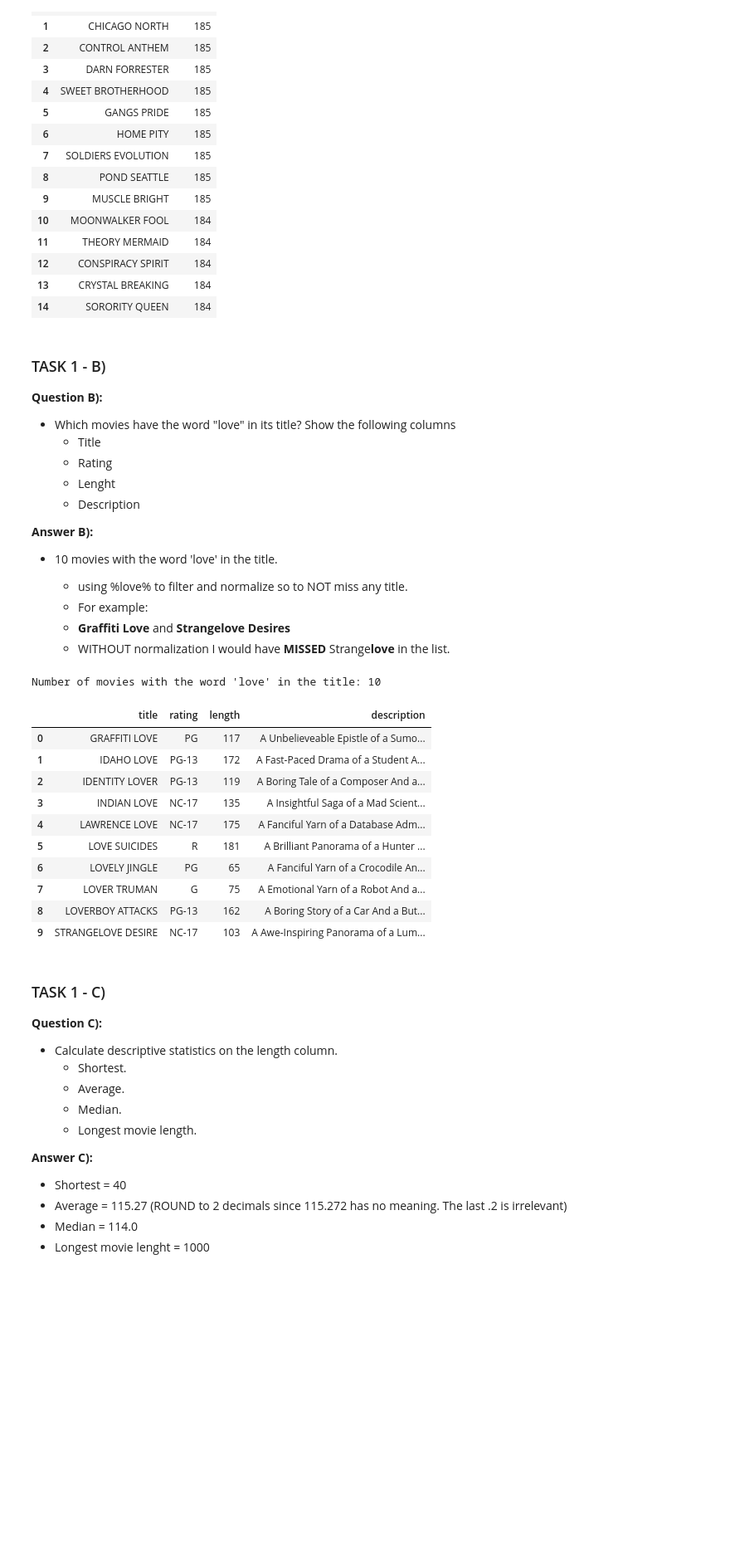
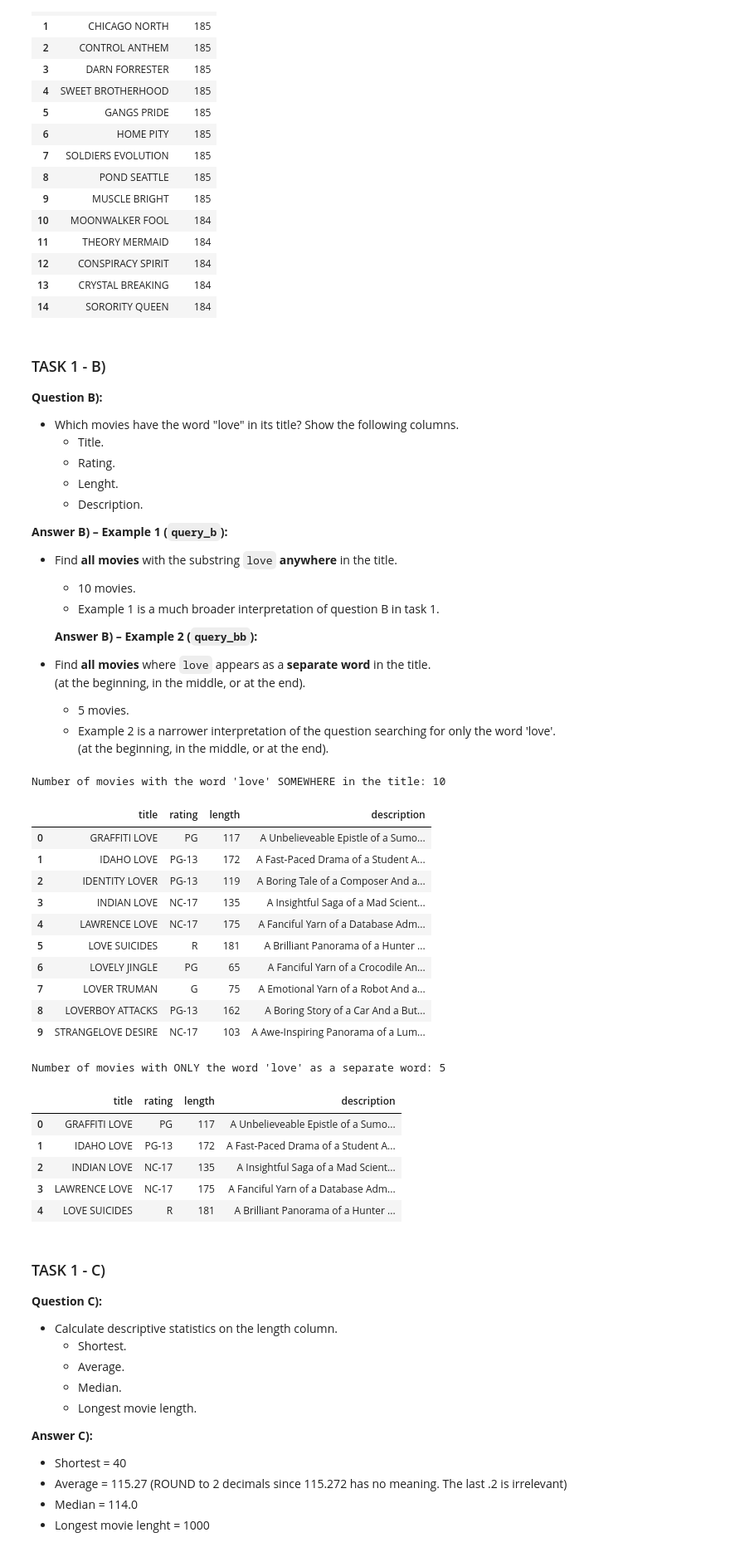
Before and after one commit to JohnnyHyytiainen/lab_sql_DE25_johnny_hyytiainen, a Jupyter notebook: notebooks/lab_sql_sakila_EDA.ipynb, the cells around one changed output. Shown at 83% size. Cells and saved outputs as stored; diff of their text form; code cells hidden in the pictures; blank space fills up the shorter version.

```diff
--- a/notebooks/lab_sql_sakila_EDA.ipynb
+++ b/notebooks/lab_sql_sakila_EDA.ipynb
@@ -116,22 +116,27 @@ Movies longer than 3 hours(180min): 39
 # %% [markdown]
 ### TASK 1 - B)
 **Question B):**
-- Which movies have the word "love" in its title? Show the following columns
-    * Title
-    * Rating
-    * Lenght
-    * Description
+- Which movies have the word "love" in its title? Show the following columns.
+    * Title.
+    * Rating.
+    * Lenght.
+    * Description.
 
-**Answer B):**
-  - 10 movies with the word 'love' in the title.
+**Answer B) – Example 1 (`query_b`):**
+- Find **all movies** with the substring `love` **anywhere** in the title.
+  - 10 movies.
+  - Example 1 is a much broader interpretation of question B in task 1.
 
-    - using %love% to filter and normalize so to NOT miss any title.
-    - For example:
-    - **Graffiti Love** and **Strangelove Desires**
-    - WITHOUT normalization I would have **MISSED** Strange**love** in the list.
+  **Answer B) – Example 2 (`query_bb`):**
+- Find **all movies** where `love` appears as a **separate word** in the title.
+  (at the beginning, in the middle, or at the end).
+  - 5 movies.
+  - Example 2 is a narrower interpretation of the question searching for only the word 'love'.
+  (at the beginning, in the middle, or at the end).
 # %%
 # Kod: Engelska
 # Kommentarer : Svenska
+# EXEMPEL 1) Hitta ALLA med filmer med ordet 'love' i sig.
 
 query_b = """
 SELECT
@@ -147,11 +152,10 @@ ORDER BY title;
 # %love% för att normalisera och filtrera allting till lower för att inte missa någonting.
 # T.ex "Graffiti Love" vs "Strangelove Desire"
 df_b = con.sql(query_b).df()
-
-print(f"Number of movies with the word 'love' in the title: {len(df_b)}")
+print(f"Number of movies with the word 'love' SOMEWHERE in the title: {len(df_b)}")
 df_b
 # %% [output]
-Number of movies with the word 'love' in the title: 10
+Number of movies with the word 'love' SOMEWHERE in the title: 10
 |  | title | rating | length | description |
 | 0 | GRAFFITI LOVE | PG | 117 | A Unbelieveable Epistle of a Sumo... |
 | 1 | IDAHO LOVE | PG-13 | 172 | A Fast-Paced Drama of a Student A... |
@@ -163,6 +167,39 @@ Number of movies with the word 'love' in the title: 10
 | 7 | LOVER TRUMAN | G | 75 | A Emotional Yarn of a Robot And a... |
 | 8 | LOVERBOY ATTACKS | PG-13 | 162 | A Boring Story of a Car And a But... |
 | 9 | STRANGELOVE DESIRE | NC-17 | 103 | A Awe-Inspiring Panorama of a Lum... |
+# %%
+# Kod: Engelska
+# Kommentarer : Svenska
+# EXEMPEL 2) Hitta ALLA med filmer med endast LOVE i titeln
+
+query_bb = """
+SELECT
+    title,
+    rating,
+    length,
+    description
+FROM staging.film
+WHERE
+    LOWER(title) = 'love'
+    OR LOWER(title) LIKE 'love %'
+    OR LOWER(title) LIKE '% love'
+    OR LOWER(title) LIKE '% love %'
+ORDER BY title;
+"""
+
+# LOWER för att normalisera och filtrera allting till för att inte missa någonting.
+# T.ex "Graffiti Love" vs "Strangelove Desire" vs "Love Suicides"
+df_bb = con.sql(query_bb).df()
+print(f"Number of movies with ONLY the word 'love' as a separate word: {len(df_bb)}")
+df_bb
+# %% [output]
+Number of movies with ONLY the word 'love' as a separate word: 5
+|  | title | rating | length | description |
+| 0 | GRAFFITI LOVE | PG | 117 | A Unbelieveable Epistle of a Sumo... |
+| 1 | IDAHO LOVE | PG-13 | 172 | A Fast-Paced Drama of a Student A... |
+| 2 | INDIAN LOVE | NC-17 | 135 | A Insightful Saga of a Mad Scient... |
+| 3 | LAWRENCE LOVE | NC-17 | 175 | A Fanciful Yarn of a Database Adm... |
+| 4 | LOVE SUICIDES | R | 181 | A Brilliant Panorama of a Hunter ... |
 # %% [markdown]
 ### TASK 1 - C)
 **Question C):**
```
Also changed, not shown: parts of 14 cells of this notebook.
